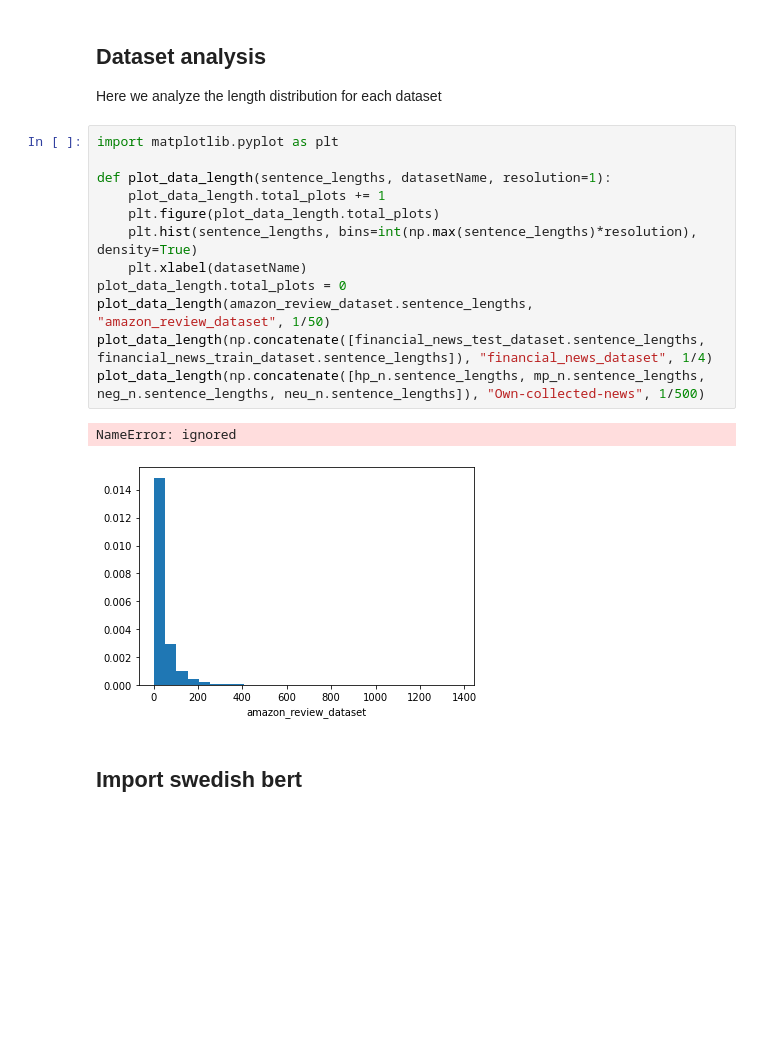
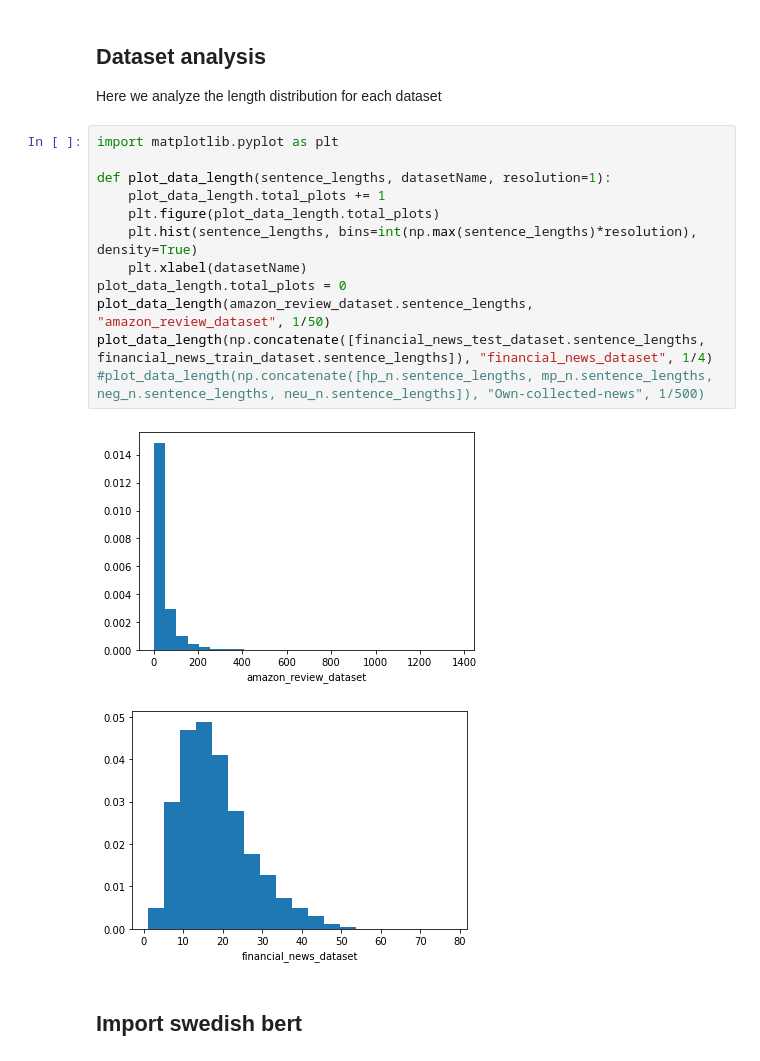
Before and after one commit to EliasLeijon/NLP-DocBERT-financial-news-trading, a Jupyter notebook: financialNewsBert.ipynb, the cells around one changed output. Saved outputs shown, nothing was run; the diff lists cells and outputs as text; blank space fills up the shorter version.

```diff
--- a/financialNewsBert.ipynb
+++ b/financialNewsBert.ipynb
@@ -142,18 +147,18 @@ Here we analyze the length distribution for each dataset
 # %%
 import matplotlib.pyplot as plt
 
 def plot_data_length(sentence_lengths, datasetName, resolution=1):
     plot_data_length.total_plots += 1
     plt.figure(plot_data_length.total_plots)
     plt.hist(sentence_lengths, bins=int(np.max(sentence_lengths)*resolution), density=True)
     plt.xlabel(datasetName)
 plot_data_length.total_plots = 0
 plot_data_length(amazon_review_dataset.sentence_lengths, "amazon_review_dataset", 1/50)
 plot_data_length(np.concatenate([financial_news_test_dataset.sentence_lengths, financial_news_train_dataset.sentence_lengths]), "financial_news_dataset", 1/4)
-plot_data_length(np.concatenate([hp_n.sentence_lengths, mp_n.sentence_lengths, neg_n.sentence_lengths, neu_n.sentence_lengths]), "Own-collected-news", 1/500)
+#plot_data_length(np.concatenate([hp_n.sentence_lengths, mp_n.sentence_lengths, neg_n.sentence_lengths, neu_n.sentence_lengths]), "Own-collected-news", 1/500)
 # %% [output]
-NameError: ignored
 [figure]
+[figure, added]
 # %% [markdown]
 ## Import swedish bert
 # %%
```
Also changed, not shown: parts of 18 cells of this notebook.
